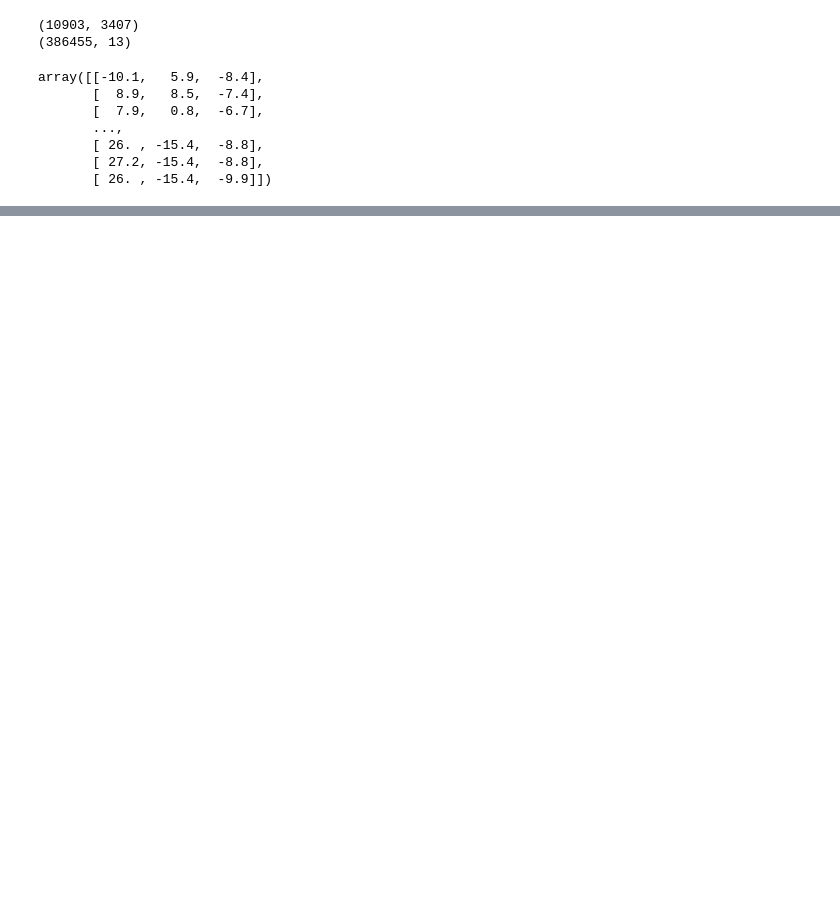
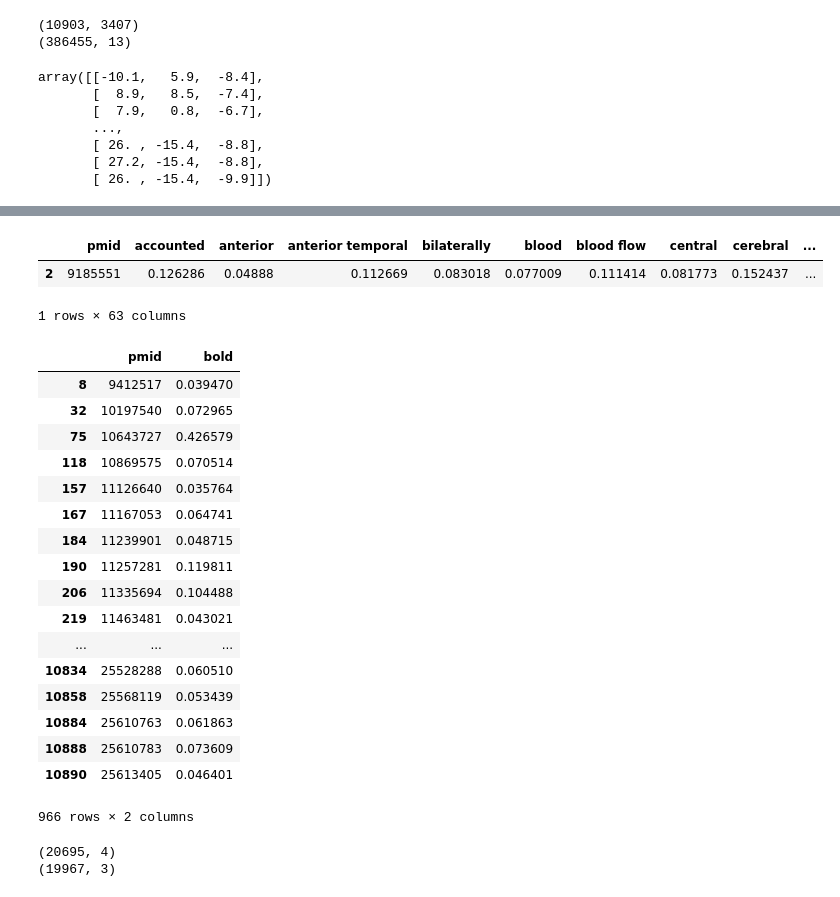
Before and after one commit to voytekresearch/nsaba, a Jupyter notebook: neurosynth_simon.ipynb, the cells around one changed output, grey strips where cells are left out. Drawn from its saved outputs; the diff is of its cells as text; code cells hidden in the pictures; blank space fills up the shorter version.

```diff
--- a/neurosynth_simon.ipynb
+++ b/neurosynth_simon.ipynb
@@ -66,0 +56,45 @@ dbmni = db_table[db_table.space == 'MNI']
+# %%
+# ID to terms
+ID = 9185551
+df = feat_table.loc[feat_table['pmid'] == ID, feat_table.loc[feat_table['pmid'] == ID].iloc[0] > 0]
+df
+# %% [output]
+|  | pmid | accounted | anterior | anterior temporal | bilaterally | blood | blood flow | central | cerebral | ... |
+| 2 | 9185551 | 0.126286 | 0.04888 | 0.112669 | 0.083018 | 0.077009 | 0.111414 | 0.081773 | 0.152437 | ... |
+1 rows × 63 columns
+# %%
+# Term to IDs
+
+term = ''
+term_ids_act = feat_table.loc[feat_table[term] > 0, ['pmid', term]]
+term_ids = term_ids_act['pmid'].tolist()
+term_ids
+term_ids_act
+# %% [output]
+|  | pmid | bold |
+| 8 | 9412517 | 0.039470 |
+| 32 | 10197540 | 0.072965 |
+| 75 | 10643727 | 0.426579 |
+| 118 | 10869575 | 0.070514 |
+| 157 | 11126640 | 0.035764 |
+| 167 | 11167053 | 0.064741 |
+| 184 | 11239901 | 0.048715 |
+| 190 | 11257281 | 0.119811 |
+| 206 | 11335694 | 0.104488 |
+| 219 | 11463481 | 0.043021 |
+| ... | ... | ... |
+| 10834 | 25528288 | 0.060510 |
+| 10858 | 25568119 | 0.053439 |
+| 10884 | 25610763 | 0.061863 |
+| 10888 | 25610783 | 0.073609 |
+| 10890 | 25613405 | 0.046401 |
+966 rows × 2 columns
+# %%
+# IDs to Coords
+term_coords = db_table.loc[db_table['id'].isin(term_ids)]
+tc = term_coords.as_matrix().astype(float)
+print term_coords.drop_duplicates().shape
+print term_coords.loc[:,'x':'z'].drop_duplicates().shape
+# %% [output]
+(20695, 4)
+(19967, 3)
```
Also changed, not shown: parts of 5 cells of this notebook, 2 other files.
